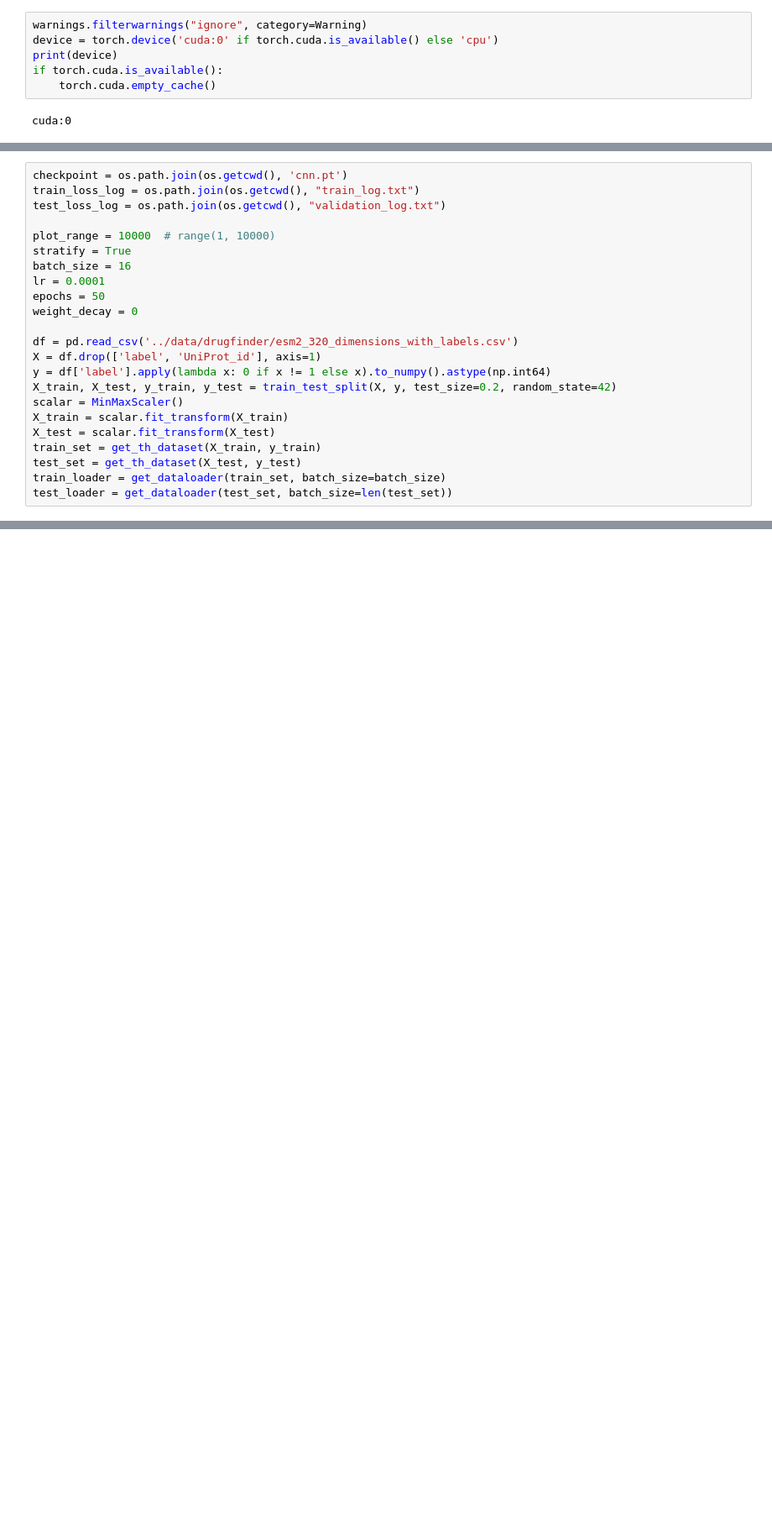
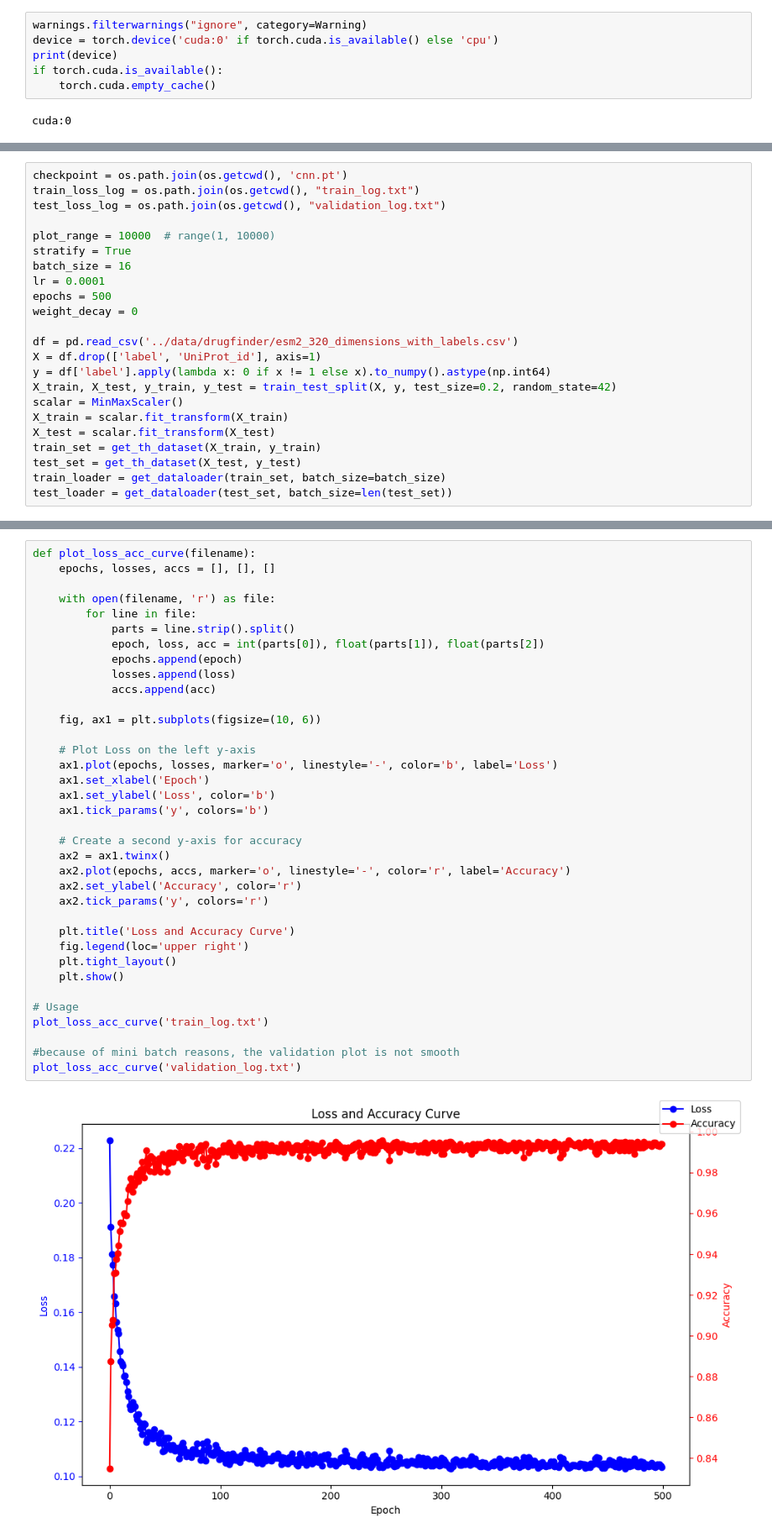
Before and after one commit to txz32102/paper, a Jupyter notebook: drugfinder/cnn_train.ipynb, the cells around one changed output, grey strips where cells are left out. Shown at 84% size. Cells and saved outputs as stored; diff of their text form; blank space fills up the shorter version.

Commit message:
add loss plot

```diff
--- a/drugfinder/cnn_train.ipynb
+++ b/drugfinder/cnn_train.ipynb
@@ -265,7 +265,7 @@ plot_range = 10000  # range(1, 10000)
 stratify = True
 batch_size = 16
 lr = 0.0001
-epochs = 50
+epochs = 500
 weight_decay = 0
 
 df = pd.read_csv('../data/drugfinder/esm2_320_dimensions_with_labels.csv')
@@ -327,0 +343,38 @@ balanced_accuracy 0.9187726997578692
+# %%
+def plot_loss_acc_curve(filename):
+    epochs, losses, accs = [], [], []
+
+    with open(filename, 'r') as file:
+        for line in file:
+            parts = line.strip().split()
+            epoch, loss, acc = int(parts[0]), float(parts[1]), float(parts[2])
+            epochs.append(epoch)
+            losses.append(loss)
+            accs.append(acc)
+
+    fig, ax1 = plt.subplots(figsize=(10, 6))
+
+    # Plot Loss on the left y-axis
+    ax1.plot(epochs, losses, marker='o', linestyle='-', color='b', label='Loss')
+    ax1.set_xlabel('Epoch')
+    ax1.set_ylabel('Loss', color='b')
+    ax1.tick_params('y', colors='b')
+
+    # Create a second y-axis for accuracy
+    ax2 = ax1.twinx()
+    ax2.plot(epochs, accs, marker='o', linestyle='-', color='r', label='Accuracy')
+    ax2.set_ylabel('Accuracy', color='r')
+    ax2.tick_params('y', colors='r')
+
+    plt.title('Loss and Accuracy Curve')
+    fig.legend(loc='upper right')
+    plt.tight_layout()
+    plt.show()
+
+# Usage
+plot_loss_acc_curve('train_log.txt')
+
+#because of mini batch reasons, the validation plot is not smooth
+plot_loss_acc_curve('validation_log.txt')
+# %% [output]
+[figure, added]
```
Also changed, not shown: parts of 7 cells of this notebook, 5 other files.
